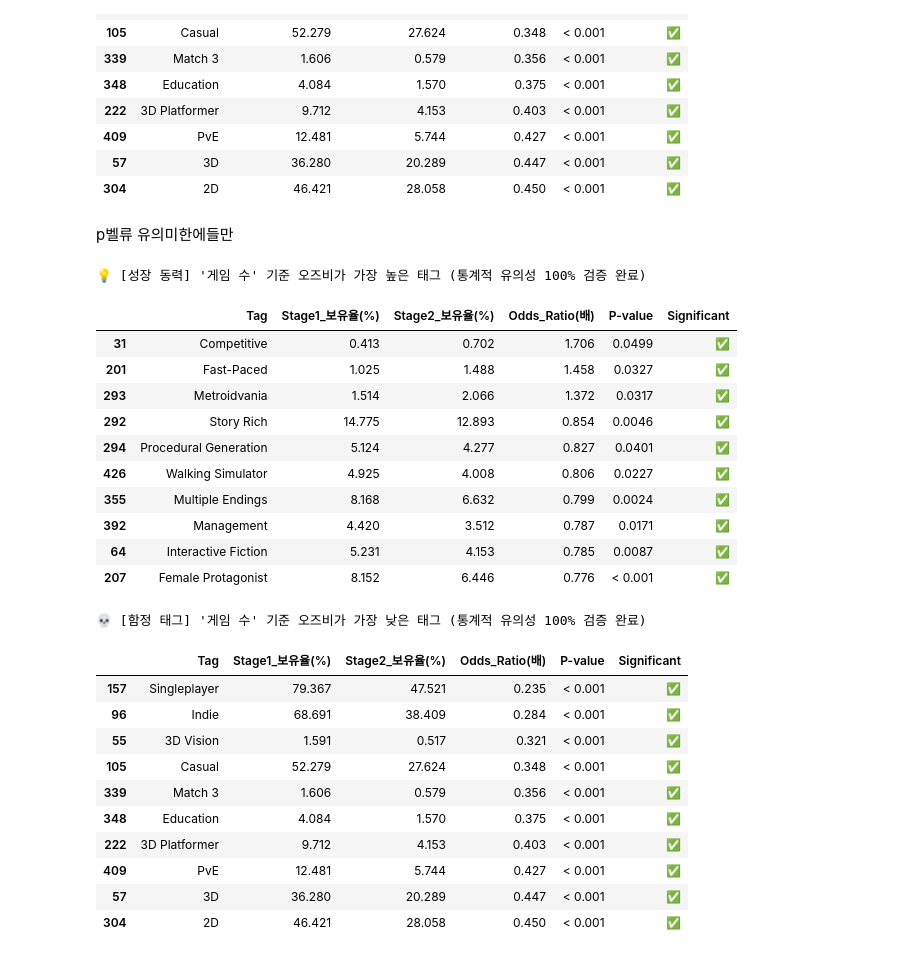
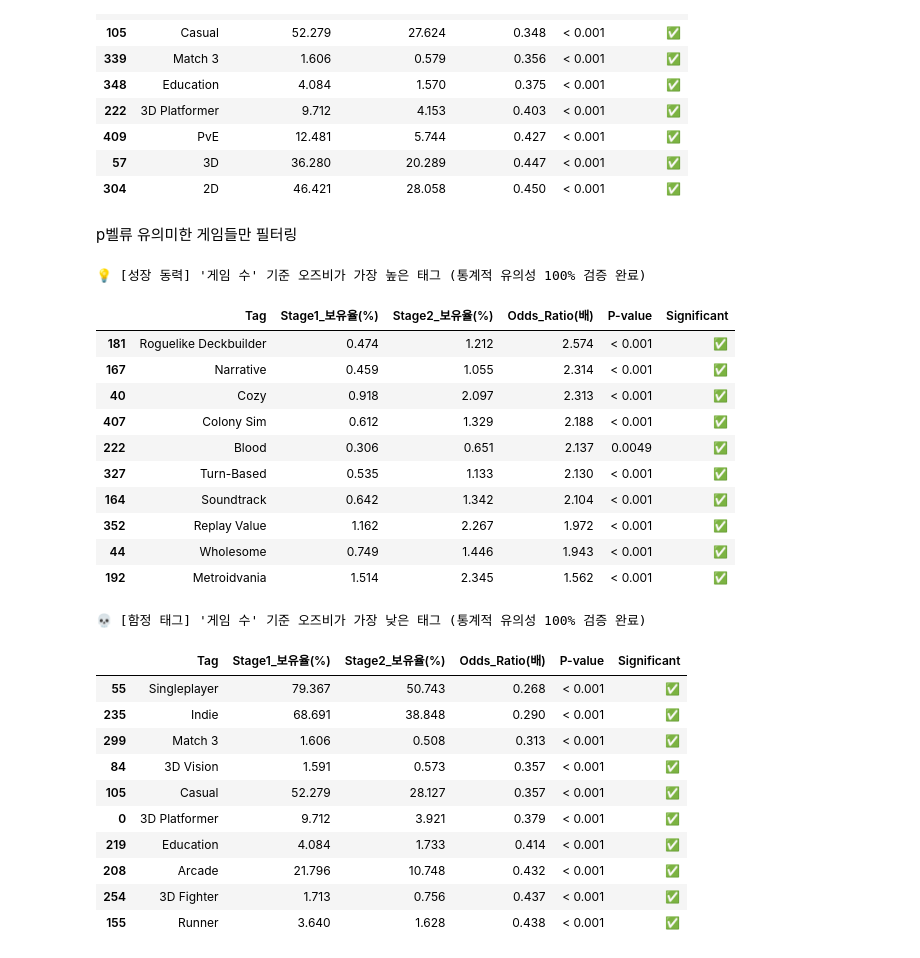
Before and after one commit to jinnyjinnyjinjin/steam-indie-game-analysis, a Jupyter notebook: src/notebooks/JH/realreal/eda_4_2.ipynb, the cells around one changed output. Drawn from its saved outputs; the diff is of its cells as text; code cells hidden in the pictures.

```diff
--- a/src/notebooks/JH/realreal/eda_4_2.ipynb
+++ b/src/notebooks/JH/realreal/eda_4_2.ipynb
@@ -135,7 +137,7 @@ display(trap_top10[['Tag', 'Stage1_보유율(%)', 'Stage2_보유율(%)', 'Odds_R
 | 57 | 3D | 36.280 | 20.289 | 0.447 | < 0.001 | ✅ |
 | 304 | 2D | 46.421 | 28.058 | 0.450 | < 0.001 | ✅ |
 # %% [markdown]
-p벨류 유의미한에들만
+p벨류 유의미한 게임들만 필터링
 # %%
 import pandas as pd
 import numpy as np
@@ -158,8 +160,8 @@ df = pd.concat([df_graded, df_silence], ignore_index=True)
 df.drop_duplicates(subset=['appid'], inplace=True)
 
 # 리뷰가 1개 이상인 게임(1, 2단계)만 필터링
-df = df[df['total_reviews'] > 0].copy()
-df['stage'] = df['total_reviews'].apply(lambda x: 1 if 1 <= x <= 9 else (2 if 10 <= x <= 49 else 3))
+# (수정)df = df[df['total_reviews'] > 0].copy()
+df['stage'] = df['total_reviews'].apply(lambda x: 1 if 1 <= x <= 9 else (2 if 10 <= x <= 499 else 3))
 
 # ==========================================
 # 2. 태그 리스트 추출
@@ -229,52 +231,52 @@ for tag in all_unique_tags:
         'Stage2_보유율(%)': rate_s2,
         'Growth(%p)': rate_s2 - rate_s1,
         'Odds_Ratio(배)': odds_ratio,
         'P-value': p_str,
         'Significant': '✅' if pd.notna(p) and p < 0.05 else '❌'
     })
 
 comp_df = pd.DataFrame(comparison)
 
 # ==========================================
 # 4. 🚨 [최종 필터링 및 Top 10 추출]
 # ==========================================
 # 1차 필터링: 노이즈 제거 (Stage 2 게임 보유율 0.5% 이상)
 comp_df = comp_df[comp_df['Stage2_보유율(%)'] >= 0.5]
 
 # 2차 필터링: 깐깐한 통계 검정을 통과한 유의미한 태그만 추출 (✅ 인 경우만)
 valid_tags = comp_df[comp_df['Significant'] == '✅']
 
 # 💡 오즈비(Odds Ratio) 기준으로 정렬하여 찐 Top 10 추출
 rising_top10 = valid_tags.sort_values('Odds_Ratio(배)', ascending=False).head(10)
 trap_top10 = valid_tags.sort_values('Odds_Ratio(배)', ascending=True).head(10)
 
 print("💡 [성장 동력] '게임 수' 기준 오즈비가 가장 높은 태그 (통계적 유의성 100% 검증 완료)")
 display(rising_top10[['Tag', 'Stage1_보유율(%)', 'Stage2_보유율(%)', 'Odds_Ratio(배)', 'P-value', 'Significant']].round(3))
 
 print("\n💀 [함정 태그] '게임 수' 기준 오즈비가 가장 낮은 태그 (통계적 유의성 100% 검증 완료)")
 display(trap_top10[['Tag', 'Stage1_보유율(%)', 'Stage2_보유율(%)', 'Odds_Ratio(배)', 'P-value', 'Significant']].round(3))
 # %% [output]
 💡 [성장 동력] '게임 수' 기준 오즈비가 가장 높은 태그 (통계적 유의성 100% 검증 완료)
 |  | Tag | Stage1_보유율(%) | Stage2_보유율(%) | Odds_Ratio(배) | P-value | Significant |
-| 31 | Competitive | 0.413 | 0.702 | 1.706 | 0.0499 | ✅ |
-| 201 | Fast-Paced | 1.025 | 1.488 | 1.458 | 0.0327 | ✅ |
-| 293 | Metroidvania | 1.514 | 2.066 | 1.372 | 0.0317 | ✅ |
-| 292 | Story Rich | 14.775 | 12.893 | 0.854 | 0.0046 | ✅ |
-| 294 | Procedural Generation | 5.124 | 4.277 | 0.827 | 0.0401 | ✅ |
-| 426 | Walking Simulator | 4.925 | 4.008 | 0.806 | 0.0227 | ✅ |
-| 355 | Multiple Endings | 8.168 | 6.632 | 0.799 | 0.0024 | ✅ |
-| 392 | Management | 4.420 | 3.512 | 0.787 | 0.0171 | ✅ |
-| 64 | Interactive Fiction | 5.231 | 4.153 | 0.785 | 0.0087 | ✅ |
-| 207 | Female Protagonist | 8.152 | 6.446 | 0.776 | < 0.001 | ✅ |
+| 181 | Roguelike Deckbuilder | 0.474 | 1.212 | 2.574 | < 0.001 | ✅ |
+| 167 | Narrative | 0.459 | 1.055 | 2.314 | < 0.001 | ✅ |
+| 40 | Cozy | 0.918 | 2.097 | 2.313 | < 0.001 | ✅ |
+| 407 | Colony Sim | 0.612 | 1.329 | 2.188 | < 0.001 | ✅ |
+| 222 | Blood | 0.306 | 0.651 | 2.137 | 0.0049 | ✅ |
+| 327 | Turn-Based | 0.535 | 1.133 | 2.130 | < 0.001 | ✅ |
+| 164 | Soundtrack | 0.642 | 1.342 | 2.104 | < 0.001 | ✅ |
+| 352 | Replay Value | 1.162 | 2.267 | 1.972 | < 0.001 | ✅ |
+| 44 | Wholesome | 0.749 | 1.446 | 1.943 | < 0.001 | ✅ |
+| 192 | Metroidvania | 1.514 | 2.345 | 1.562 | < 0.001 | ✅ |
 💀 [함정 태그] '게임 수' 기준 오즈비가 가장 낮은 태그 (통계적 유의성 100% 검증 완료)
 |  | Tag | Stage1_보유율(%) | Stage2_보유율(%) | Odds_Ratio(배) | P-value | Significant |
-| 157 | Singleplayer | 79.367 | 47.521 | 0.235 | < 0.001 | ✅ |
-| 96 | Indie | 68.691 | 38.409 | 0.284 | < 0.001 | ✅ |
-| 55 | 3D Vision | 1.591 | 0.517 | 0.321 | < 0.001 | ✅ |
-| 105 | Casual | 52.279 | 27.624 | 0.348 | < 0.001 | ✅ |
-| 339 | Match 3 | 1.606 | 0.579 | 0.356 | < 0.001 | ✅ |
-| 348 | Education | 4.084 | 1.570 | 0.375 | < 0.001 | ✅ |
-| 222 | 3D Platformer | 9.712 | 4.153 | 0.403 | < 0.001 | ✅ |
-| 409 | PvE | 12.481 | 5.744 | 0.427 | < 0.001 | ✅ |
-| 57 | 3D | 36.280 | 20.289 | 0.447 | < 0.001 | ✅ |
-| 304 | 2D | 46.421 | 28.058 | 0.450 | < 0.001 | ✅ |
+| 55 | Singleplayer | 79.367 | 50.743 | 0.268 | < 0.001 | ✅ |
+| 235 | Indie | 68.691 | 38.848 | 0.290 | < 0.001 | ✅ |
+| 299 | Match 3 | 1.606 | 0.508 | 0.313 | < 0.001 | ✅ |
+| 84 | 3D Vision | 1.591 | 0.573 | 0.357 | < 0.001 | ✅ |
+| 105 | Casual | 52.279 | 28.127 | 0.357 | < 0.001 | ✅ |
+| 0 | 3D Platformer | 9.712 | 3.921 | 0.379 | < 0.001 | ✅ |
+| 219 | Education | 4.084 | 1.733 | 0.414 | < 0.001 | ✅ |
+| 208 | Arcade | 21.796 | 10.748 | 0.432 | < 0.001 | ✅ |
+| 254 | 3D Fighter | 1.713 | 0.756 | 0.437 | < 0.001 | ✅ |
+| 155 | Runner | 3.640 | 1.628 | 0.438 | < 0.001 | ✅ |
```
Also changed, not shown: parts of 1 cell of this notebook, 2 other files.
